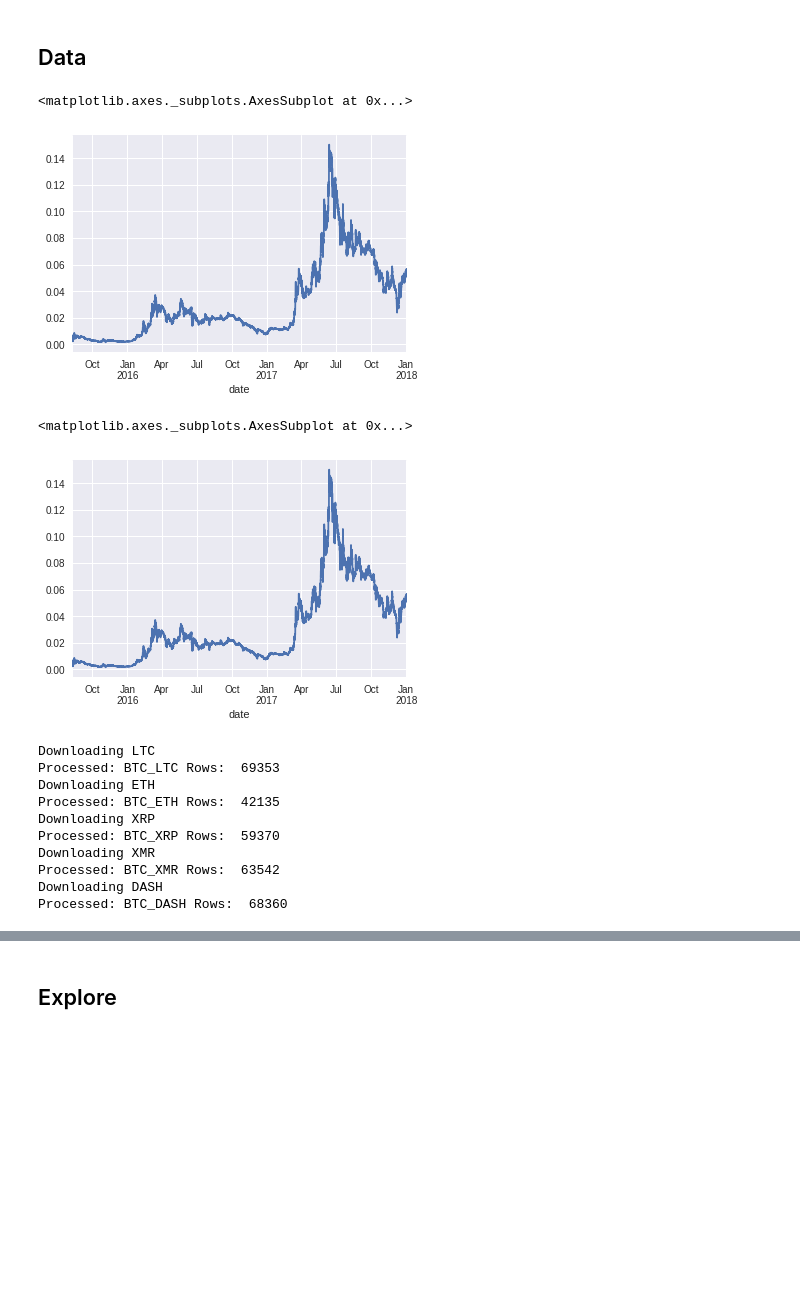
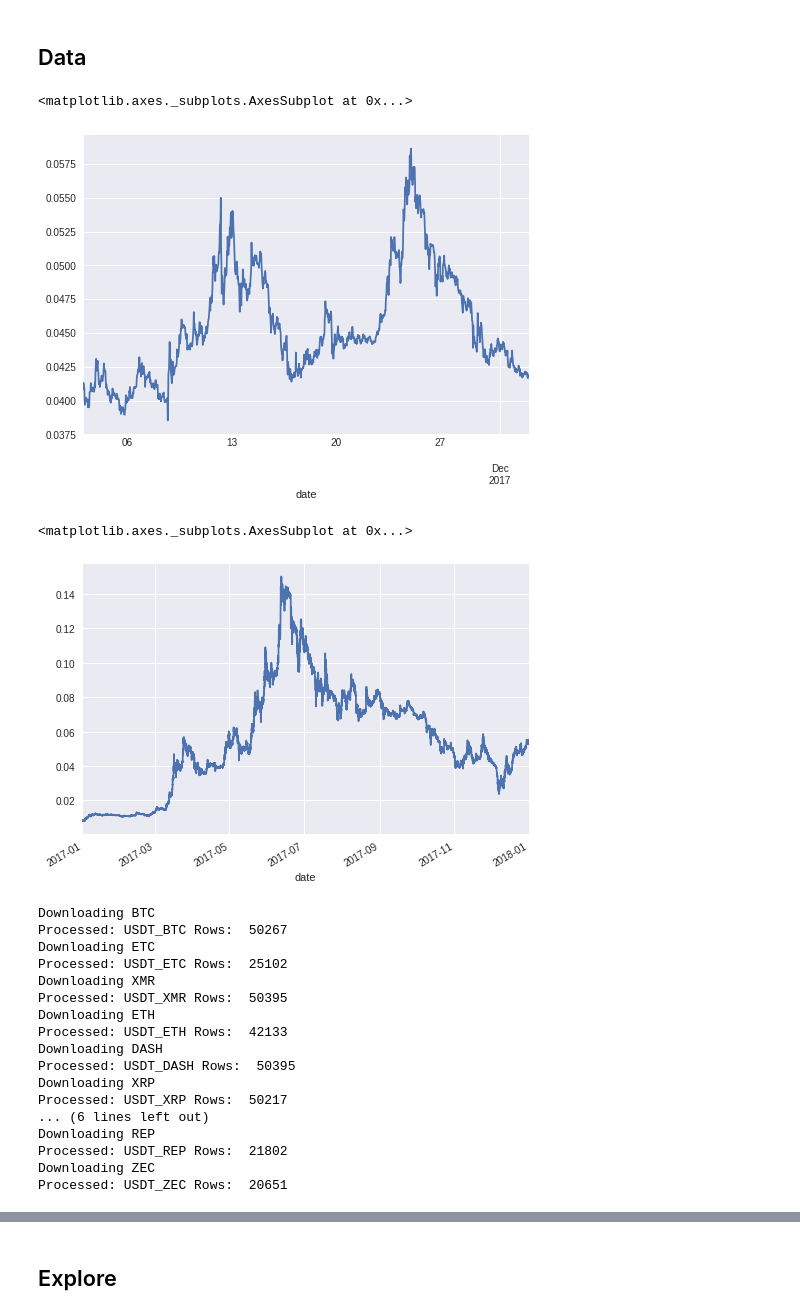
Before and after one commit to bfortuner/punisher, a Jupyter notebook: backtesting.ipynb, the cells around one changed output, grey strips where cells are left out. Cells and saved outputs as stored; diff of their text form; code cells hidden in the pictures; blank space fills up the shorter version.

```diff
--- a/backtesting.ipynb
+++ b/backtesting.ipynb
@@ -110,20 +110,20 @@ end_time = '1/1/2018'
 period = 1800
 # %%
 # Relative
-#relative = download_relative_prices(market, coin, exchange, period, 30, 30)
+relative = download_relative_prices(market, coin, exchange, period, 30, 30)
 relative = load_historical_prices(market, coin, exchange, period)
 relative.data['close'].plot()
 # %% [output]
 <matplotlib.axes._subplots.AxesSubplot at 0x...>
-[figure, old version]
+[figure, new version]
 # %%
 # Absolute
-#absolute = download_absolute_prices(market, coin, exchange, period, start_time, end_time)
+absolute = download_absolute_prices(market, coin, exchange, period, start_time, end_time)
 absolute = load_historical_prices(market, coin, exchange, period)
 absolute.data['close'].plot()
 # %% [output]
 <matplotlib.axes._subplots.AxesSubplot at 0x...>
-[figure, old version]
+[figure, new version]
 # %%
 # Bulk Download - 2 years
 coins = [c.LTC, c.ETH, c.XRP, c.XMR, c.XEM, c.DASH]
@@ -132,18 +132,28 @@ download_bulk_prices(market, coins, exchange, period, start_time, end_time)
 # %%
 # Download Bulk All Available Data
 coins = [c.LTC, c.ETH, c.XRP, c.XMR, c.DASH]
-market = c.BTC
+tickers =  ['USDT_BTC','USDT_ETC','USDT_XMR','USDT_ETH','USDT_DASH',
+ 'USDT_XRP','USDT_LTC','USDT_NXT','USDT_STR','USDT_REP','USDT_ZEC']
+coins = [t.split('_')[-1] for t in tickers]
+market = c.USDT
 download_bulk_prices(market, coins, exchange, period)
 # %% [output]
-Downloading LTC
-Processed: BTC_LTC Rows:  69353
+Downloading BTC
+Processed: USDT_BTC Rows:  50267
+Downloading ETC
+Processed: USDT_ETC Rows:  25102
+Downloading XMR
+Processed: USDT_XMR Rows:  50395
 Downloading ETH
-Processed: BTC_ETH Rows:  42135
+Processed: USDT_ETH Rows:  42133
+Downloading DASH
+Processed: USDT_DASH Rows:  50395
 Downloading XRP
-Processed: BTC_XRP Rows:  59370
-Downloading XMR
-Processed: BTC_XMR Rows:  63542
-Downloading DASH
-Processed: BTC_DASH Rows:  68360
+Processed: USDT_XRP Rows:  50217
+... (6 lines left out)
+Downloading REP
+Processed: USDT_REP Rows:  21802
+Downloading ZEC
+Processed: USDT_ZEC Rows:  20651
 # %%
 # Load Bulk Prices
```
Also changed, not shown: parts of 8 cells of this notebook, 1 other file.
